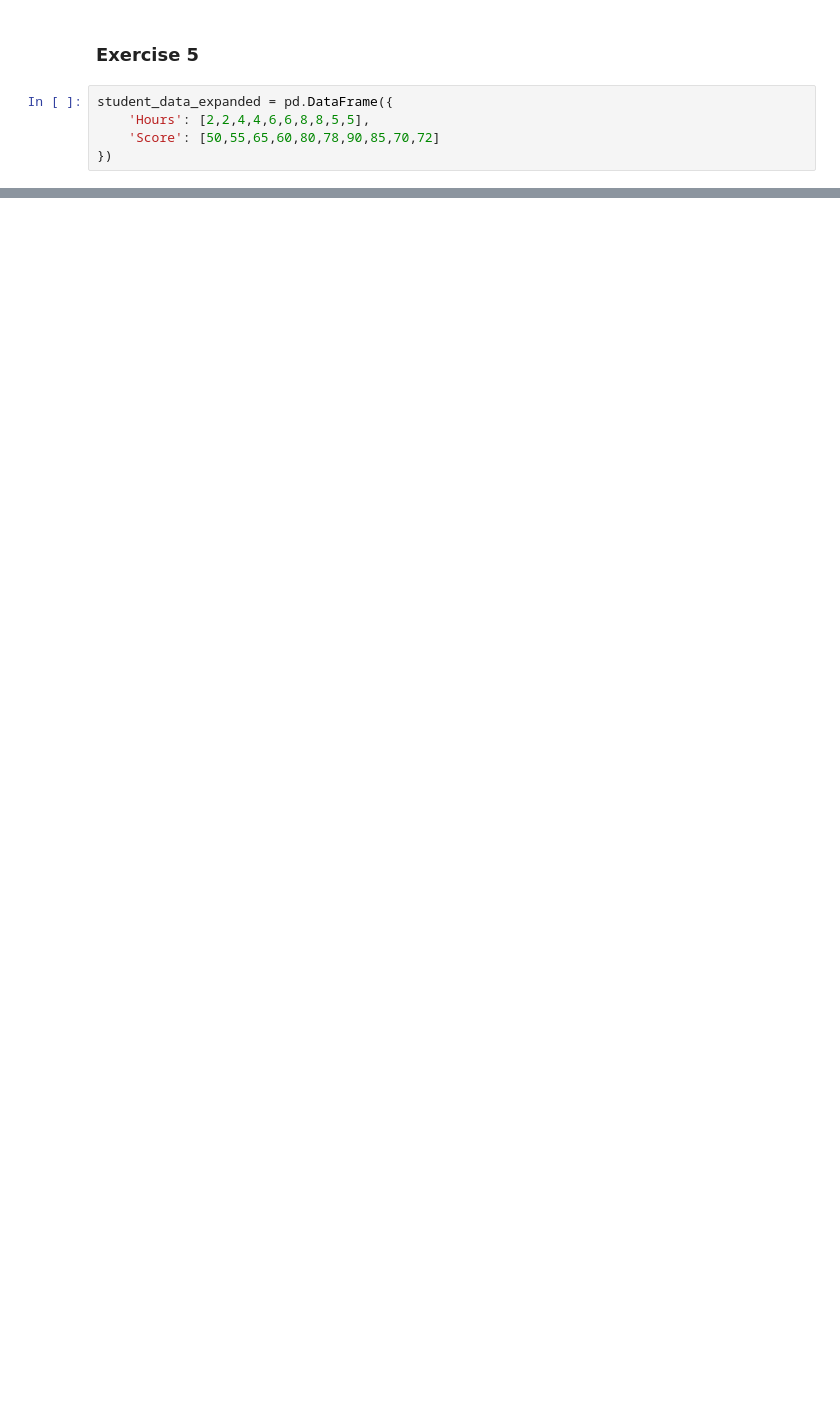
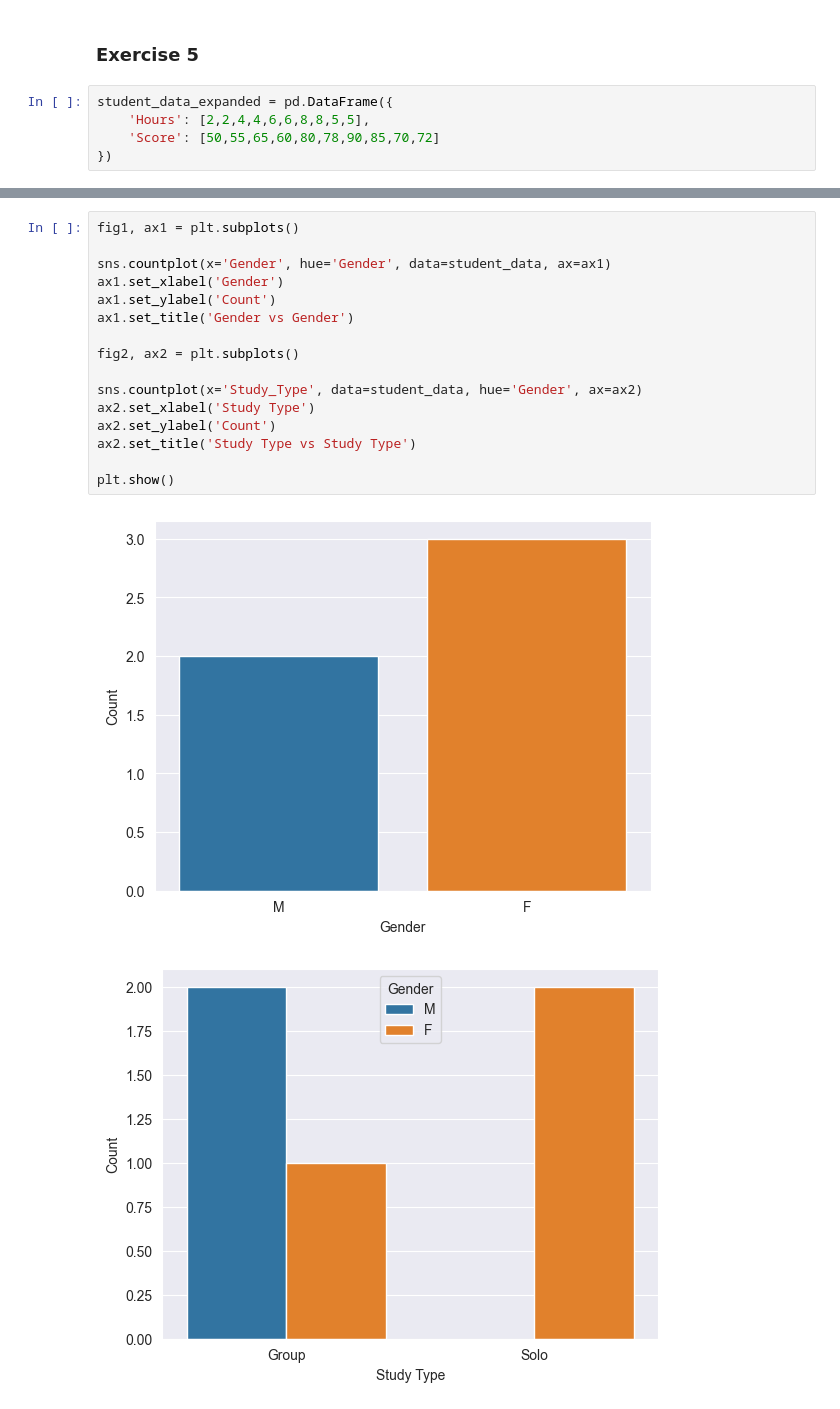
Before and after one commit to elijahangJCU/Information-Processing-Data-Viz, a Jupyter notebook: Week 5/seaborn exercises.ipynb, the cells around one changed output, grey strips where cells are left out. Drawn from its saved outputs; the diff is of its cells as text; blank space fills up the shorter version.

```diff
--- a/Week 5/seaborn exercises.ipynb
+++ b/Week 5/seaborn exercises.ipynb
@@ -109,0 +143,19 @@ plt.show()
+# %%
+fig1, ax1 = plt.subplots()
+
+sns.countplot(x='Gender', hue='Gender', data=student_data, ax=ax1)
+ax1.set_xlabel('Gender')
+ax1.set_ylabel('Count')
+ax1.set_title('Gender vs Gender')
+
+fig2, ax2 = plt.subplots()
+
+sns.countplot(x='Study_Type', data=student_data, hue='Gender', ax=ax2)
+ax2.set_xlabel('Study Type')
+ax2.set_ylabel('Count')
+ax2.set_title('Study Type vs Study Type')
+
+plt.show()
+# %% [output]
+[figure, added]
+[figure, added]
```
Also changed, not shown: parts of 22 cells of this notebook, 1 other file.
